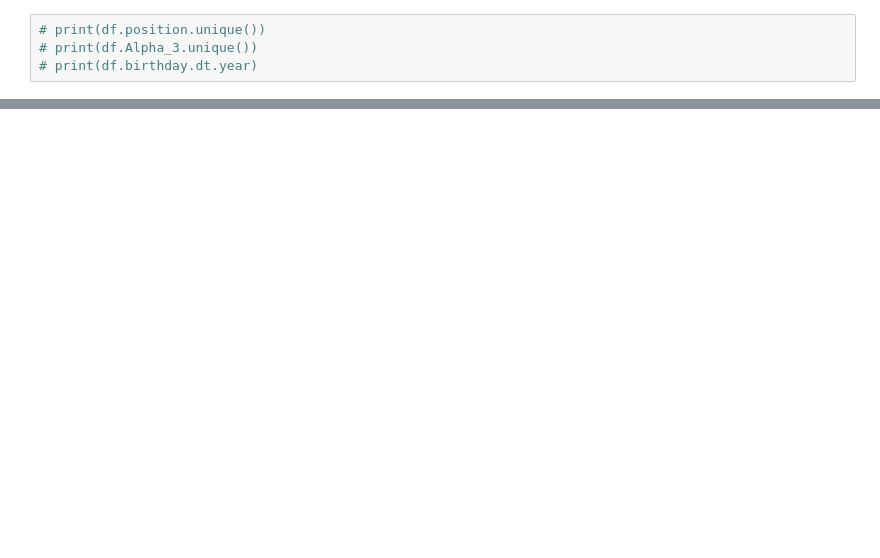
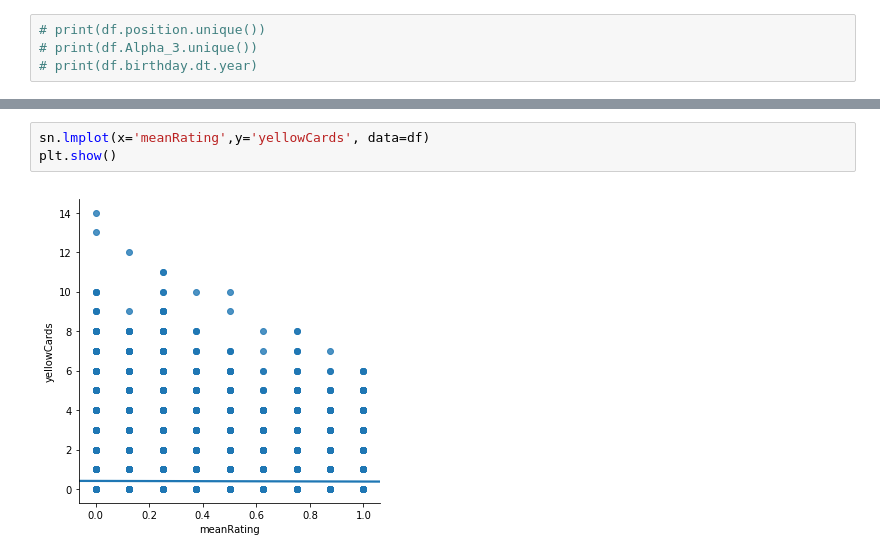
Before and after one commit to kotoroshinoto/InsightDataChallenges, a Jupyter notebook: challenge4/SportsRacialProfiling.ipynb, the cells around one changed output, grey strips where cells are left out. Cells and saved outputs as stored; diff of their text form; blank space fills up the shorter version.

```diff
--- a/challenge4/SportsRacialProfiling.ipynb
+++ b/challenge4/SportsRacialProfiling.ipynb
@@ -66,0 +104,5 @@ df.sort_values(by=['games'])
+# %%
+sn.lmplot(x='meanRating',y='yellowCards', data=df)
+plt.show()
+# %% [output]
+[figure, added]
```
Also changed, not shown: parts of 19 cells of this notebook, 3 other files.
